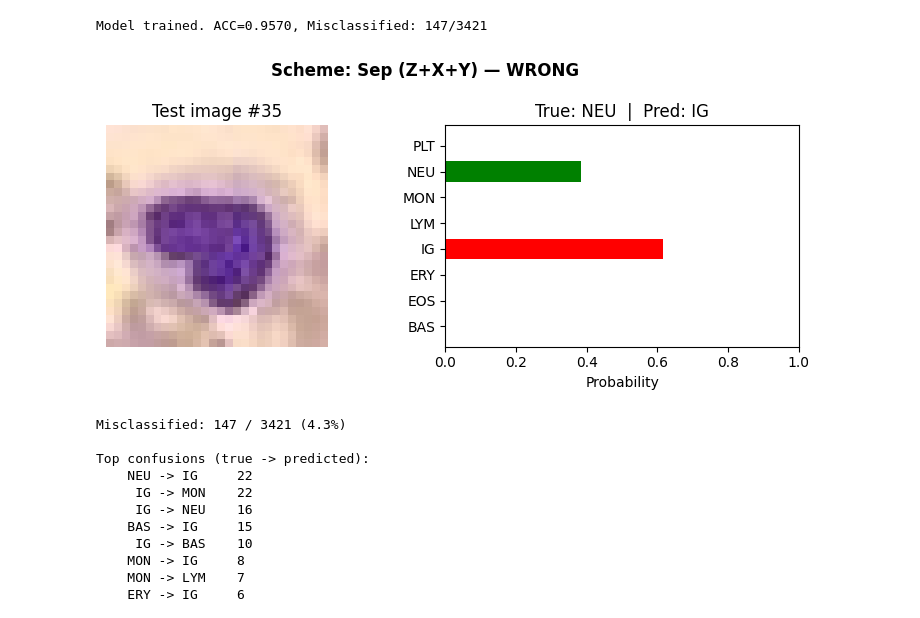
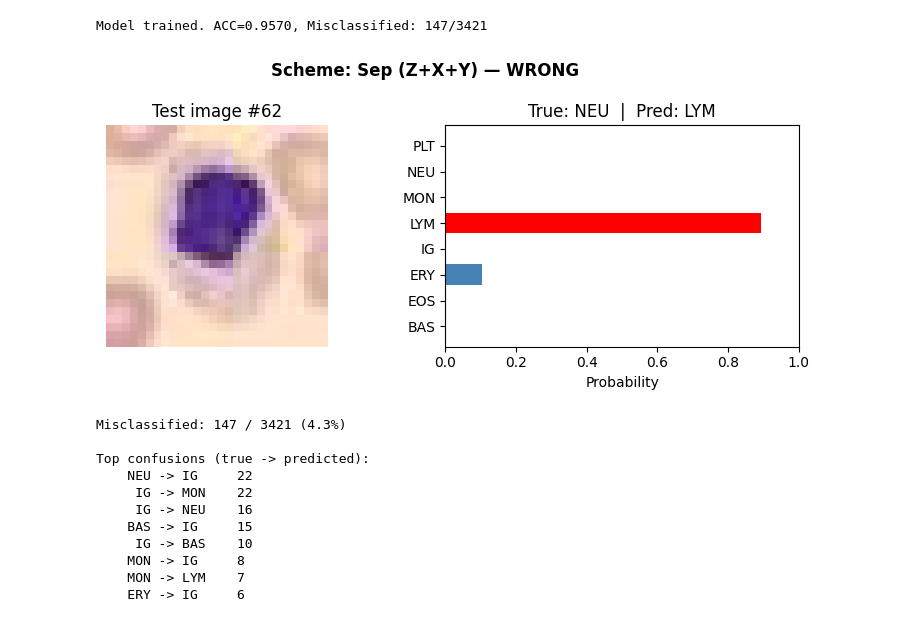
Before and after one commit to el-dAna/QIP, a Jupyter notebook: Phase7_BloodMNIST.ipynb, the cells around one changed output. Saved outputs shown, nothing was run; the diff lists cells and outputs as text; code cells hidden in the pictures.

```diff
--- a/Phase7_BloodMNIST.ipynb
+++ b/Phase7_BloodMNIST.ipynb
@@ -758,32 +758,32 @@ Model trained. ACC=0.9570, Misclassified: 147/3421
 # %%
 # ==================================================================
 # Inspect single test image (change idx to explore)
 # ==================================================================
-idx = 35  # change this to explore
+idx = 62  # change this to explore
 
 img = X_test[idx]
 true_lbl = y_test[idx]
 pred_lbl = all_preds[idx]
 probs = all_probs[idx]
 
 fig, axes = plt.subplots(1, 2, figsize=(8, 3.5))
 axes[0].imshow(img)
 axes[0].set_title(f"Test image #{idx}")
 axes[0].axis('off')
 
 colors = ['green' if i == true_lbl else 'red' if i == pred_lbl else 'steelblue'
           for i in range(len(class_names))]
 axes[1].barh(class_names, probs, color=colors)
 axes[1].set_xlabel('Probability')
 axes[1].set_title(f"True: {class_names[true_lbl]}  |  Pred: {class_names[pred_lbl]}")
 axes[1].set_xlim(0, 1)
 
 status = "CORRECT" if pred_lbl == true_lbl else "WRONG"
 fig.suptitle(f"Scheme: {scheme_name} — {status}", fontsize=12, fontweight='bold')
 plt.tight_layout()
 plt.show()
 # %% [output]
-[figure, old version]
+[figure, new version]
 # %%
 # ==================================================================
 # All misclassified images
```
Also changed, not shown: 1 other file.
